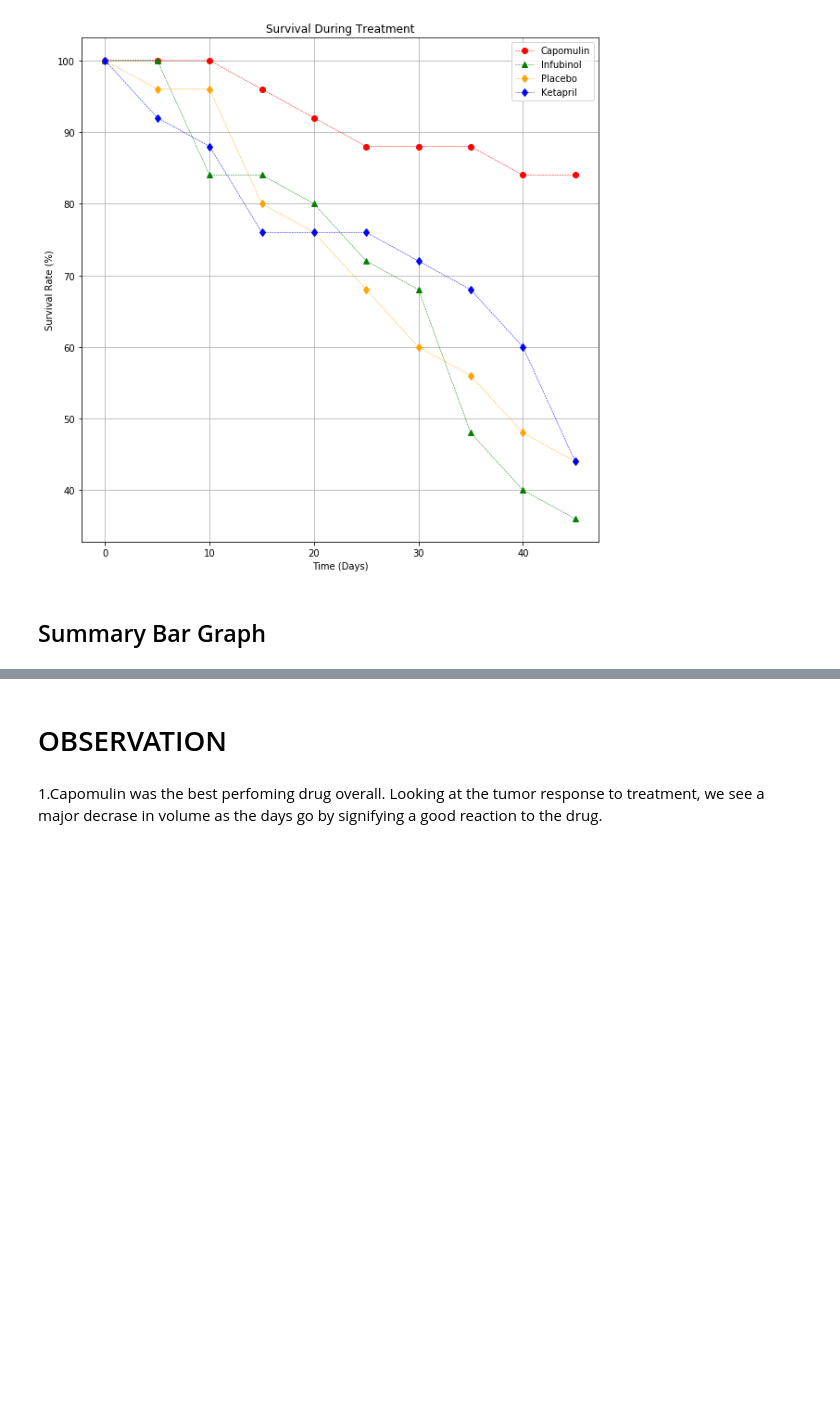
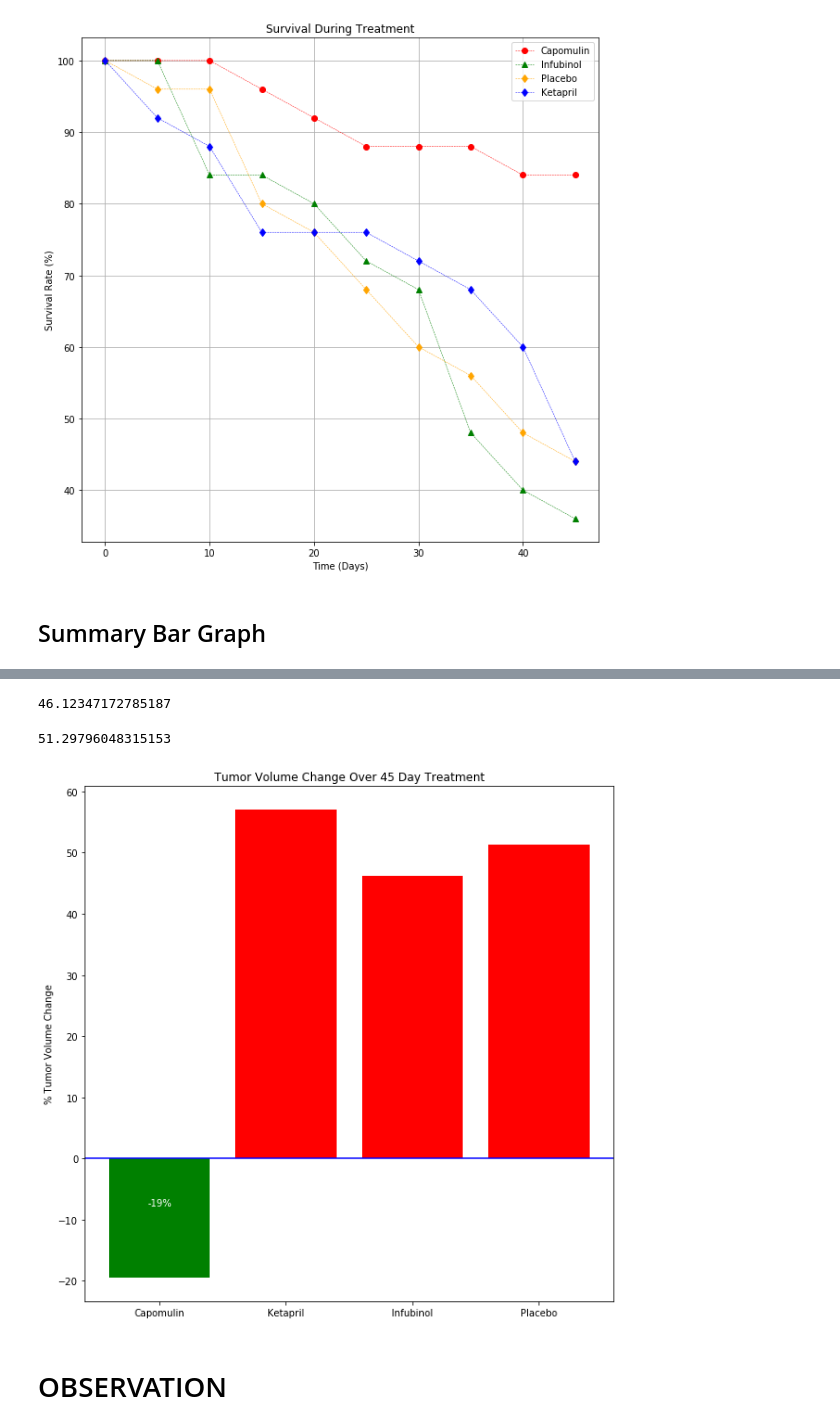
Before and after one commit to alvinochieng/Matplotlib_challenge, a Jupyter notebook: Pymaceuticals/pymaceuticals_starter.ipynb, the cells around one changed output, grey strips where cells are left out. Cells and saved outputs as stored; diff of their text form; code cells hidden in the pictures; blank space fills up the shorter version.

```diff
--- a/Pymaceuticals/pymaceuticals_starter.ipynb
+++ b/Pymaceuticals/pymaceuticals_starter.ipynb
@@ -288,7 +296,6 @@ plt.show()
 # %%
-# Calculate the percent changes for each drug
-percentage_change = (drug_data.iloc[-1]/(drug_data.iloc[0])-1)*100
-
+# Calculate the percent changes for Ketapril drug
+Ket_pct=(pct_data['Ketapril'].iloc[9]-pct_data['Ketapril'].iloc[0])/pct_data['Ketapril'].iloc[0]*100
 # Display the data to confirm
-percentage_change
+Ket_pct
 # %% [output]
@@ -330,5 +303,61 @@ NameError: name 'fig' is not defined
+# %%
+# Calculate the percent changes for Infubinol drug
+Inf_pct=(pct_data['Infubinol'].iloc[9]-pct_data['Infubinol'].iloc[0])/pct_data['Infubinol'].iloc[0]*100
+# Display the data to confirm
+Inf_pct
+# %% [output]
+46.12347172785187
+# %%
+# Calculate the percent changes for Placebo drug
+plac_pct=(pct_data['Placebo'].iloc[9]-pct_data['Placebo'].iloc[0])/pct_data['Placebo'].iloc[0]*100
+# Display the data to confirm
+plac_pct
+# %% [output]
+51.29796048315153
+# %%
+# Store all Relevant Percent Changes into a Tuple
+change_list = {'Capomulin': Cap_pct, 'Ketapril': Ket_pct, 'Infubinol': Inf_pct, 'Placebo': plac_pct}
+pct_change = pd.Series(change_list)
+
+# Splice the data between passing and failing drugs
+passing = pct_change < 0
+#setting the threshold for the line
+threshold = 0
+
+# Orient widths. Add labels, tick marks, etc.
+plt.figure(figsize=(10,10))
+plt.title('Tumor Volume Change Over 45 Day Treatment')
+plt.ylabel('% Tumor Volume Change')
+xlabels = pct_change.index
+plt.axhline(y=threshold, color='blue')
+
+#placing drug names as labels
+plt.xticks(np.arange(len(xlabels)),xlabels)
+
+pct_lab = plt.bar(np.arange(4),pct_change,color = ['green'if passing[r] else 'red' for r in np.arange(len(xlabels))])
+
+# Use functions to label the percentages of changes
+
+def autolabel(rects):
+    for rect in rects:
+        height = rect.get_height()
+        if height > 0:
+            label_position = 2
+        else:
+            label_position = -8
+            plt.text(rect.get_x() + rect.get_width()/2., label_position,
+                '%d' % int(height)+'%', color='white',
+                ha='center', va='bottom')
+
+# Call functions to implement the function calls
+autolabel(pct_lab)
+
+# Save the Figure
+plt.savefig('Plot Figures/Survival Rates Bar Graph.png')
+
+# Show the Figure
+plt.show()
+# %% [output]
+[figure, added]
 # %% [markdown]
 # OBSERVATION
-# %% [markdown]
-1.Capomulin was the best perfoming drug overall. Looking at the tumor response to treatment, we see a major decrase in volume
-  as the days go by signifying a good reaction to the drug.
```
Also changed, not shown: parts of 6 cells of this notebook, 1 other file.
